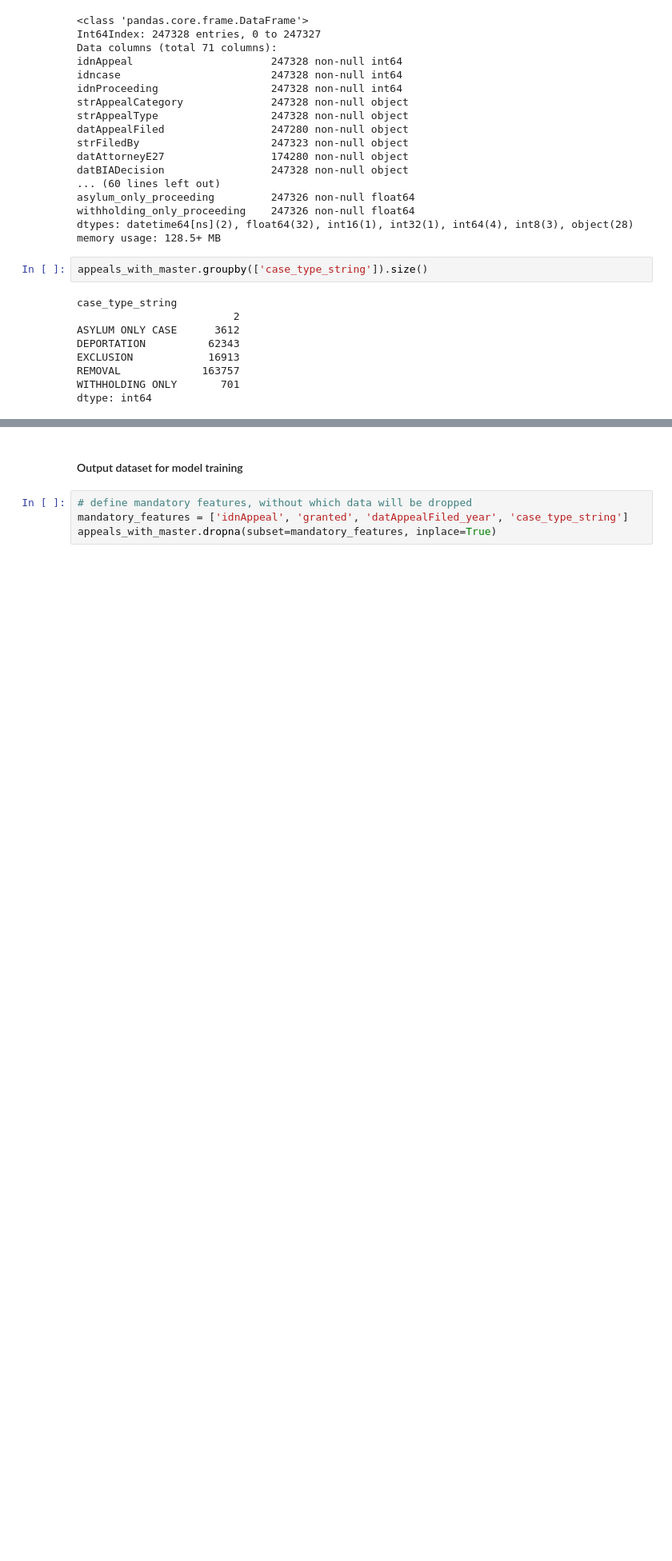
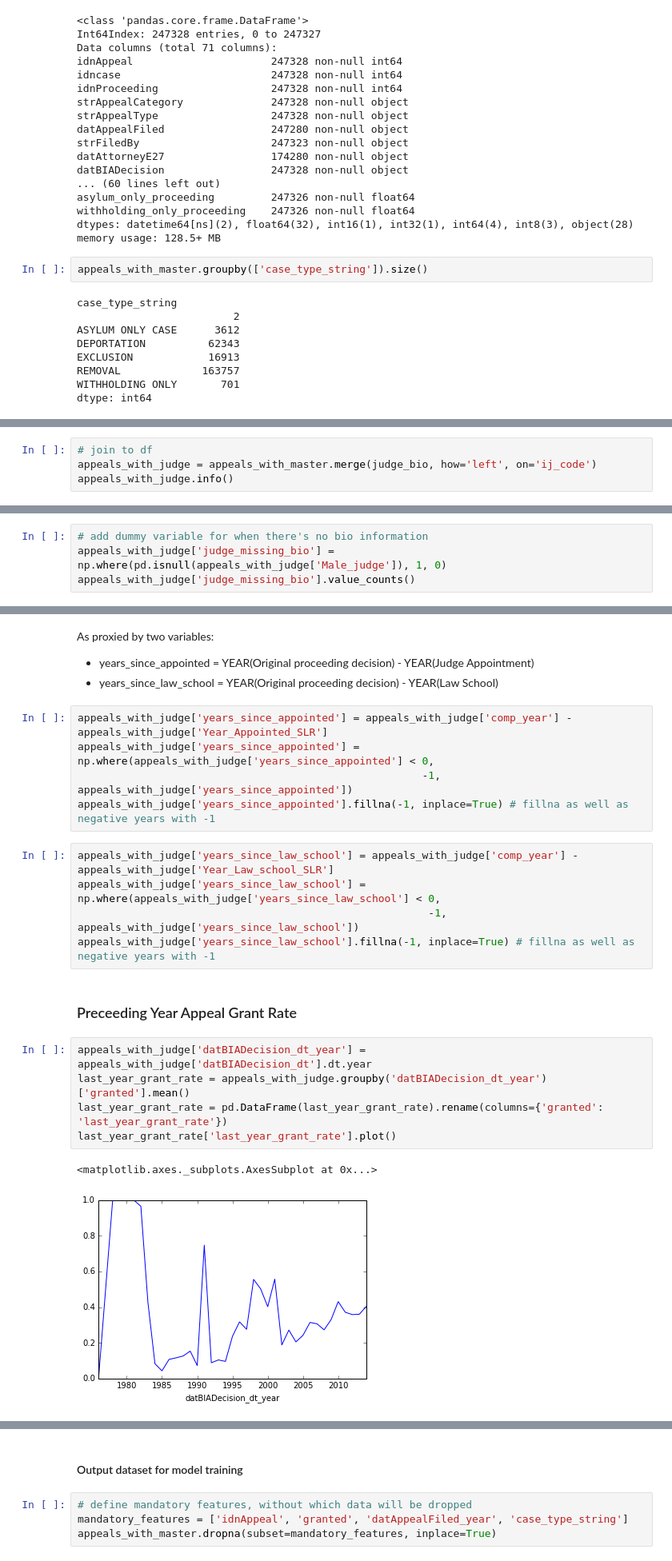
Before and after one commit to colinandrus/ml_course_project, a Jupyter notebook: notebooks/data_preparation.ipynb, the cells around one changed output, grey strips where cells are left out. Shown at 80% size. Saved outputs shown, nothing was run; the diff lists cells and outputs as text; blank space fills up the shorter version.

```diff
--- a/notebooks/data_preparation.ipynb
+++ b/notebooks/data_preparation.ipynb
@@ -845,0 +875,4 @@ dtype: int64
+# %%
+# join to df
+appeals_with_judge = appeals_with_master.merge(judge_bio, how='left', on='ij_code')
+appeals_with_judge.info()
@@ -845,0 +897,4 @@ dtype: int64
+# %%
+# add dummy variable for when there's no bio information
+appeals_with_judge['judge_missing_bio'] = np.where(pd.isnull(appeals_with_judge['Male_judge']), 1, 0)
+appeals_with_judge['judge_missing_bio'].value_counts()
@@ -845,0 +909,24 @@ dtype: int64
+# %% [markdown]
+As proxied by two variables:
+- years_since_appointed = YEAR(Original proceeding decision) - YEAR(Judge Appointment)
+- years_since_law_school = YEAR(Original proceeding decision) - YEAR(Law School)
+# %%
+appeals_with_judge['years_since_appointed'] = appeals_with_judge['comp_year'] - appeals_with_judge['Year_Appointed_SLR']
+appeals_with_judge['years_since_appointed'] = np.where(appeals_with_judge['years_since_appointed'] < 0,
+                                                       -1, appeals_with_judge['years_since_appointed'])
+appeals_with_judge['years_since_appointed'].fillna(-1, inplace=True) # fillna as well as negative years with -1
+# %%
+appeals_with_judge['years_since_law_school'] = appeals_with_judge['comp_year'] - appeals_with_judge['Year_Law_school_SLR']
+appeals_with_judge['years_since_law_school'] = np.where(appeals_with_judge['years_since_law_school'] < 0,
+                                                        -1, appeals_with_judge['years_since_law_school'])
+appeals_with_judge['years_since_law_school'].fillna(-1, inplace=True) # fillna as well as negative years with -1
+# %% [markdown]
+### Preceeding Year Appeal Grant Rate
+# %%
+appeals_with_judge['datBIADecision_dt_year'] = appeals_with_judge['datBIADecision_dt'].dt.year
+last_year_grant_rate = appeals_with_judge.groupby('datBIADecision_dt_year')['granted'].mean()
+last_year_grant_rate = pd.DataFrame(last_year_grant_rate).rename(columns={'granted': 'last_year_grant_rate'})
+last_year_grant_rate['last_year_grant_rate'].plot()
+# %% [output]
+<matplotlib.axes._subplots.AxesSubplot at 0x...>
+[figure, added]
```
Also changed, not shown: parts of 42 cells of this notebook.
